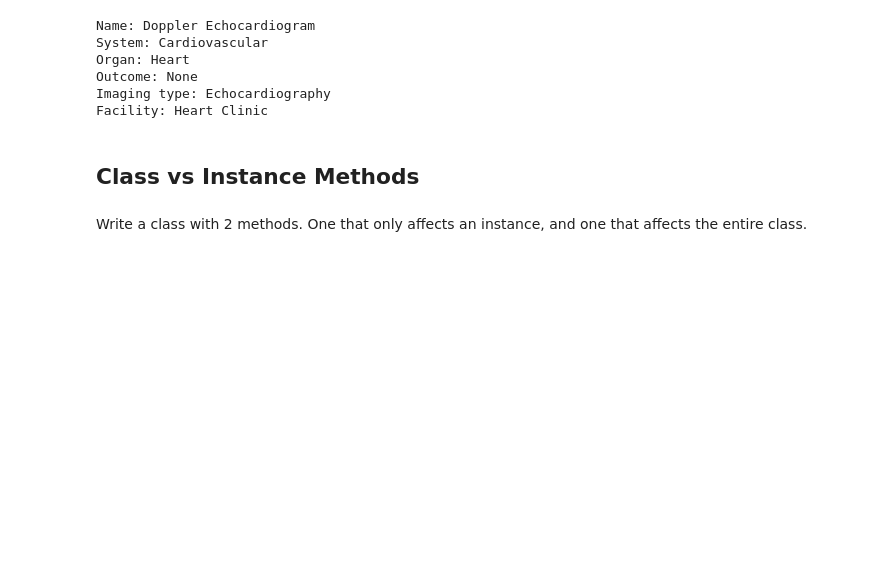
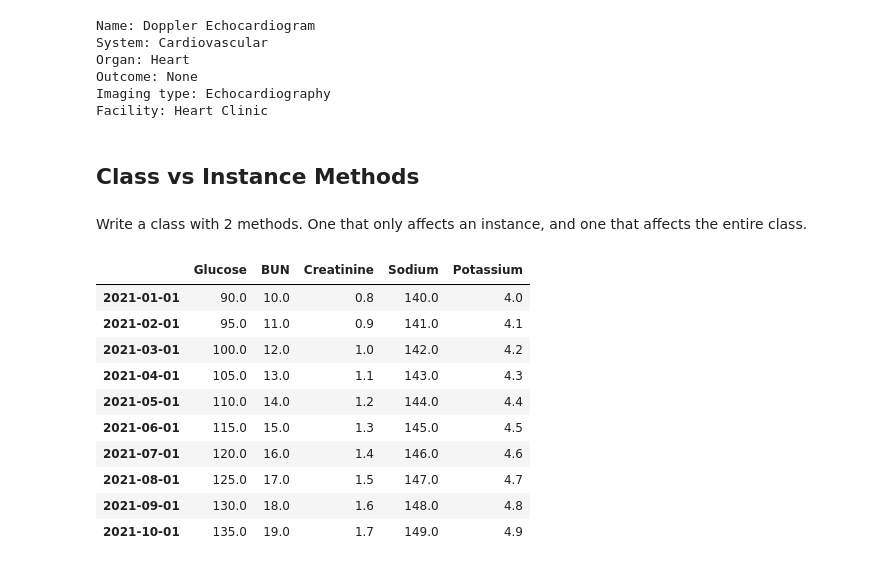
Before and after one commit to jordanriver/new_DS, a Jupyter notebook: Advanced_Python/Final Python - Basic + OOP.ipynb, the cells around one changed output. Cells and saved outputs as stored; diff of their text form; code cells hidden in the pictures; blank space fills up the shorter version.

```diff
--- a/Advanced_Python/Final Python - Basic + OOP.ipynb
+++ b/Advanced_Python/Final Python - Basic + OOP.ipynb
@@ -169,0 +225,35 @@ Write a class with 2 methods. One that only affects an instance, and one that af
+# %%
+# Create a dictionary that contains dictionaries with results of CMP lab tests that were done on 10 different dates
+cmp_results = {
+    '2021-01-01': {'Glucose': 90, 'BUN': 10, 'Creatinine': 0.8, 'Sodium': 140, 'Potassium': 4.0},
+    '2021-02-01': {'Glucose': 95, 'BUN': 11, 'Creatinine': 0.9, 'Sodium': 141, 'Potassium': 4.1},
+    '2021-03-01': {'Glucose': 100, 'BUN': 12, 'Creatinine': 1.0, 'Sodium': 142, 'Potassium': 4.2},
+    '2021-04-01': {'Glucose': 105, 'BUN': 13, 'Creatinine': 1.1, 'Sodium': 143, 'Potassium': 4.3},
+    '2021-05-01': {'Glucose': 110, 'BUN': 14, 'Creatinine': 1.2, 'Sodium': 144, 'Potassium': 4.4},
+    '2021-06-01': {'Glucose': 115, 'BUN': 15, 'Creatinine': 1.3, 'Sodium': 145, 'Potassium': 4.5},
+    '2021-07-01': {'Glucose': 120, 'BUN': 16, 'Creatinine': 1.4, 'Sodium': 146, 'Potassium': 4.6},
+    '2021-08-01': {'Glucose': 125, 'BUN': 17, 'Creatinine': 1.5, 'Sodium': 147, 'Potassium': 4.7},
+    '2021-09-01': {'Glucose': 130, 'BUN': 18, 'Creatinine': 1.6, 'Sodium': 148, 'Potassium': 4.8},
+    '2021-10-01': {'Glucose': 135, 'BUN': 19, 'Creatinine': 1.7, 'Sodium': 149, 'Potassium': 4.9}
+}
+
+# Convert the dictionary to a DataFrame with the keys as the index
+cmp_results_df = pd.DataFrame(cmp_results).T
+
+# Create an instance of the Result class
+cmp_results = Result.get_results('CMP', cmp_results_df)
+
+# Show the results
+cmp_results.show_results(all_results=True)
+# %% [output]
+|  | Glucose | BUN | Creatinine | Sodium | Potassium |
+| 2021-01-01 | 90.0 | 10.0 | 0.8 | 140.0 | 4.0 |
+| 2021-02-01 | 95.0 | 11.0 | 0.9 | 141.0 | 4.1 |
+| 2021-03-01 | 100.0 | 12.0 | 1.0 | 142.0 | 4.2 |
+| 2021-04-01 | 105.0 | 13.0 | 1.1 | 143.0 | 4.3 |
+| 2021-05-01 | 110.0 | 14.0 | 1.2 | 144.0 | 4.4 |
+| 2021-06-01 | 115.0 | 15.0 | 1.3 | 145.0 | 4.5 |
+| 2021-07-01 | 120.0 | 16.0 | 1.4 | 146.0 | 4.6 |
+| 2021-08-01 | 125.0 | 17.0 | 1.5 | 147.0 | 4.7 |
+| 2021-09-01 | 130.0 | 18.0 | 1.6 | 148.0 | 4.8 |
+| 2021-10-01 | 135.0 | 19.0 | 1.7 | 149.0 | 4.9 |
```
Also changed, not shown: parts of 5 cells of this notebook, 1 other file.
